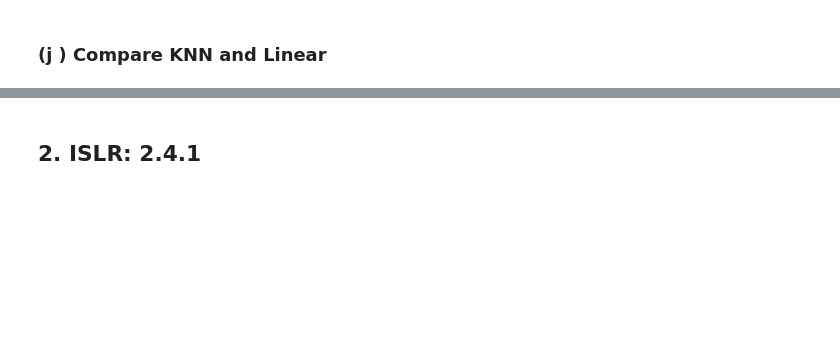
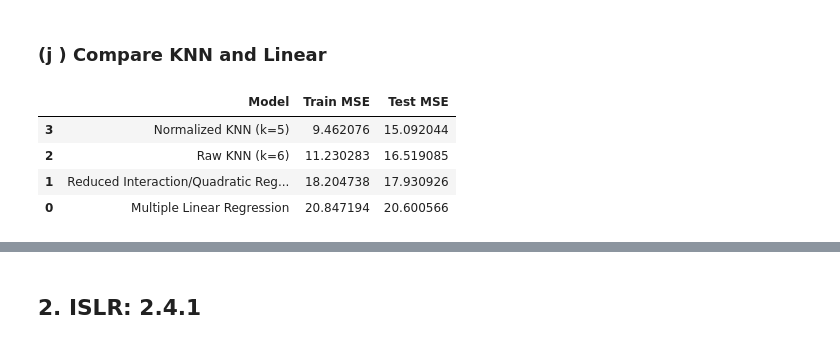
Before and after one commit to akeehan56/DSCI552, a Jupyter notebook: HW2/Notebook/Keehan_Alyssa_HW2.ipynb, the cells around one changed output, grey strips where cells are left out. Saved outputs shown, nothing was run; the diff lists cells and outputs as text; code cells hidden in the pictures; blank space fills up the shorter version.

```diff
--- a/HW2/Notebook/Keehan_Alyssa_HW2.ipynb
+++ b/HW2/Notebook/Keehan_Alyssa_HW2.ipynb
@@ -718,2 +872,31 @@ Because the improved model had a lower test MSE, it provided better predictive p
 # %% [markdown]
 ### (j ) Compare KNN and Linear
+# %%
+comparison = pd.DataFrame({
+    'Model': [
+        'Multiple Linear Regression',
+        'Reduced Interaction/Quadratic Regression',
+        f'Raw KNN (k={best_raw_k})',
+        f'Normalized KNN (k={best_normalized_k})'
+    ],
+    'Train MSE': [
+        linear_train_mse,
+        reduced_train_mse,
+        raw_train_mse[best_raw_index],
+        normalized_train_mse[best_normalized_index]
+    ],
+    'Test MSE': [
+        linear_test_mse,
+        reduced_test_mse,
+        raw_test_mse[best_raw_index],
+        normalized_test_mse[best_normalized_index]
+    ]
+})
+
+comparison.sort_values('Test MSE')
+# %% [output]
+|  | Model | Train MSE | Test MSE |
+| 3 | Normalized KNN (k=5) | 9.462076 | 15.092044 |
+| 2 | Raw KNN (k=6) | 11.230283 | 16.519085 |
+| 1 | Reduced Interaction/Quadratic Reg... | 18.204738 | 17.930926 |
+| 0 | Multiple Linear Regression | 20.847194 | 20.600566 |
```
Also changed, not shown: parts of 31 cells of this notebook, 4 other files.
